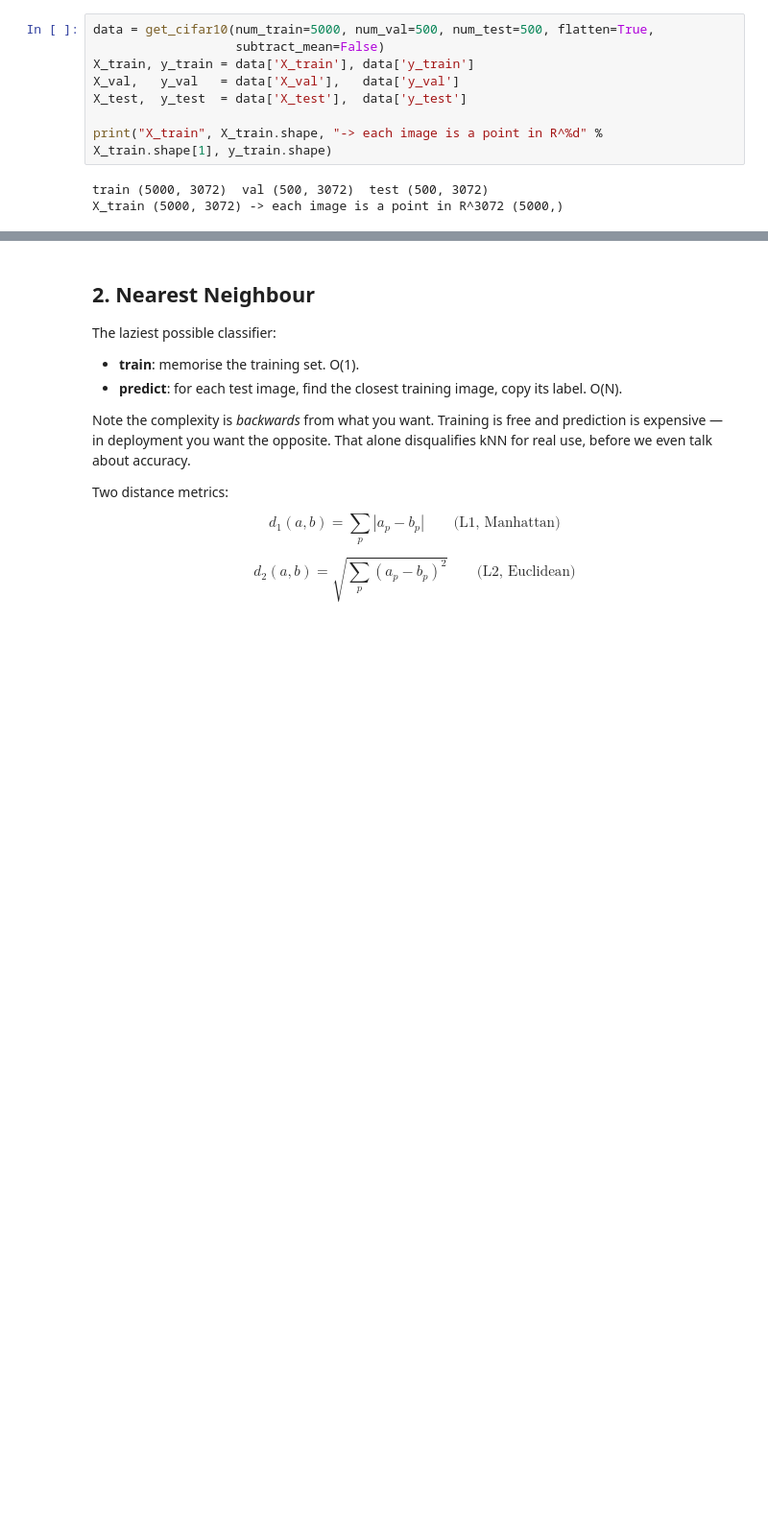
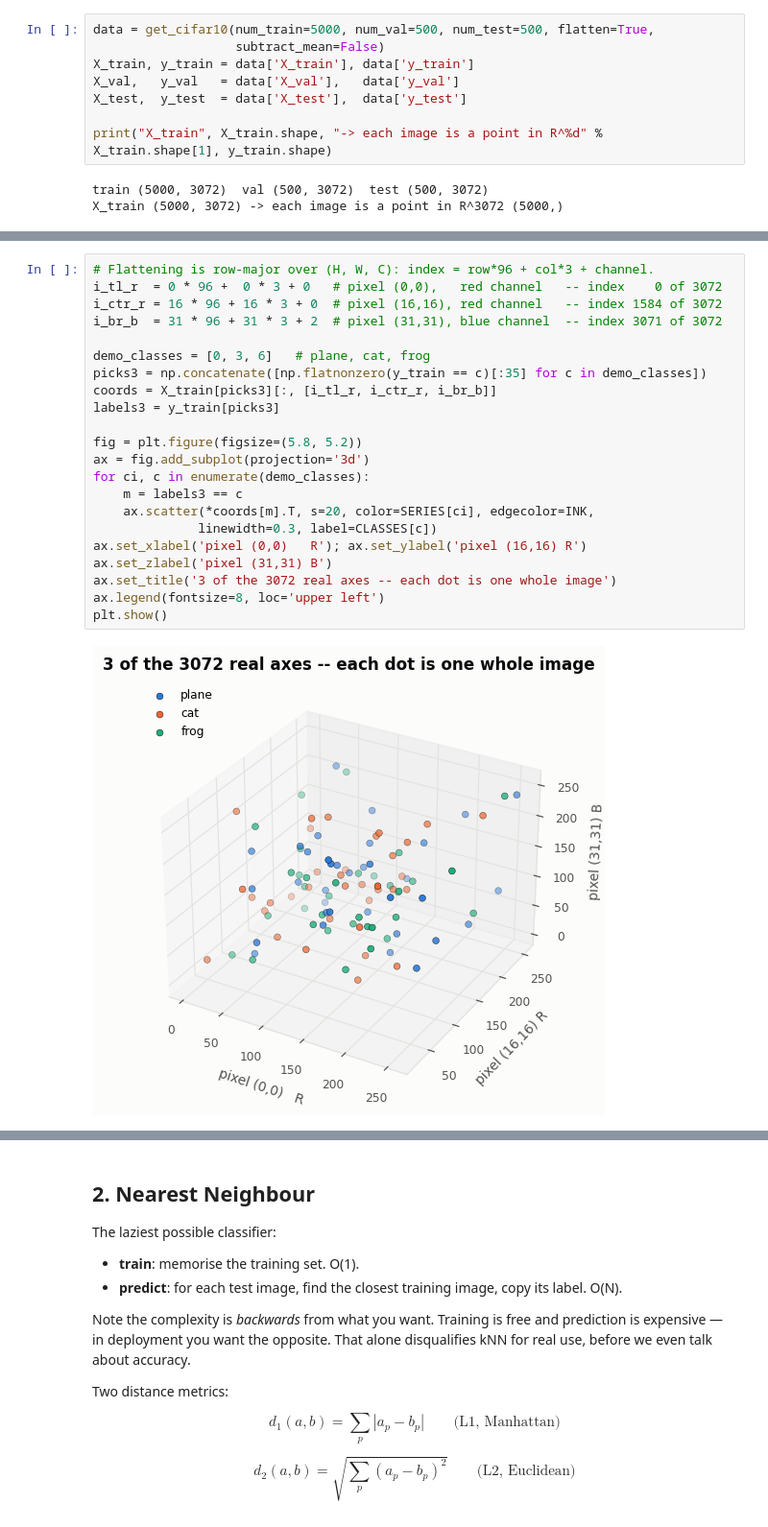
Before and after one commit to vineshsou/Computer_vision_Notebook, a Jupyter notebook: 01_image_classification_knn.ipynb, the cells around one changed output, grey strips where cells are left out. Shown at 96% size. Drawn from its saved outputs; the diff is of its cells as text; blank space fills up the shorter version.

```diff
--- a/01_image_classification_knn.ipynb
+++ b/01_image_classification_knn.ipynb
@@ -104,0 +115,24 @@ X_train (5000, 3072) -> each image is a point in R^3072 (5000,)
+# %%
+# Flattening is row-major over (H, W, C): index = row*96 + col*3 + channel.
+i_tl_r  = 0 * 96 +  0 * 3 + 0   # pixel (0,0),   red channel   -- index    0 of 3072
+i_ctr_r = 16 * 96 + 16 * 3 + 0  # pixel (16,16), red channel   -- index 1584 of 3072
+i_br_b  = 31 * 96 + 31 * 3 + 2  # pixel (31,31), blue channel  -- index 3071 of 3072
+
+demo_classes = [0, 3, 6]   # plane, cat, frog
+picks3 = np.concatenate([np.flatnonzero(y_train == c)[:35] for c in demo_classes])
+coords = X_train[picks3][:, [i_tl_r, i_ctr_r, i_br_b]]
+labels3 = y_train[picks3]
+
+fig = plt.figure(figsize=(5.8, 5.2))
+ax = fig.add_subplot(projection='3d')
+for ci, c in enumerate(demo_classes):
+    m = labels3 == c
+    ax.scatter(*coords[m].T, s=20, color=SERIES[ci], edgecolor=INK,
+              linewidth=0.3, label=CLASSES[c])
+ax.set_xlabel('pixel (0,0)   R'); ax.set_ylabel('pixel (16,16) R')
+ax.set_zlabel('pixel (31,31) B')
+ax.set_title('3 of the 3072 real axes -- each dot is one whole image')
+ax.legend(fontsize=8, loc='upper left')
+plt.show()
+# %% [output]
+[figure, added]
```
Also changed, not shown: parts of 3 cells of this notebook, 1 other file.
